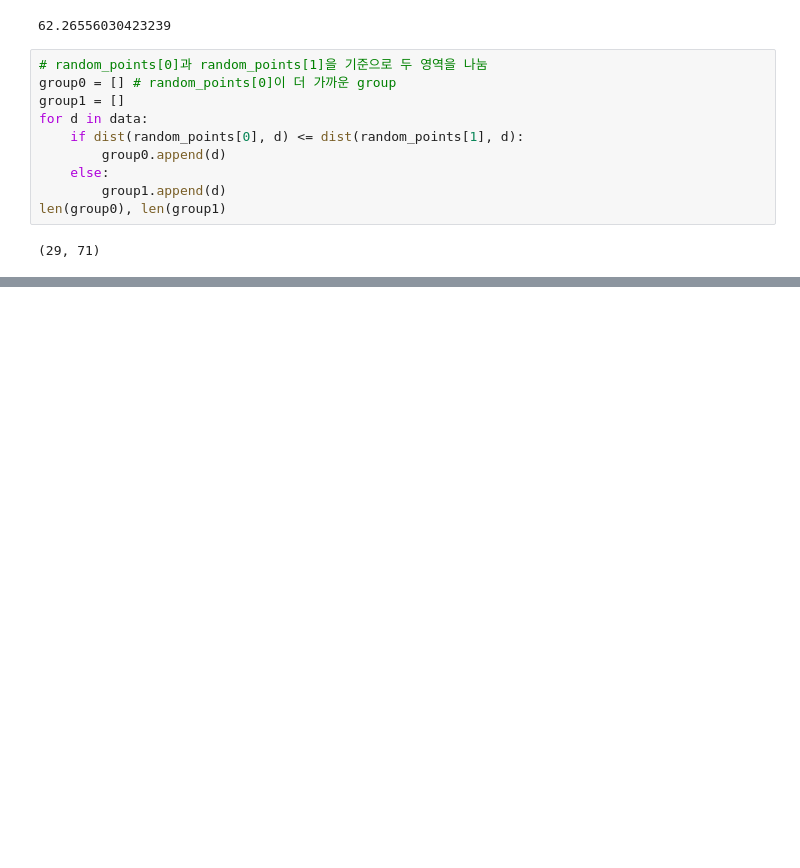
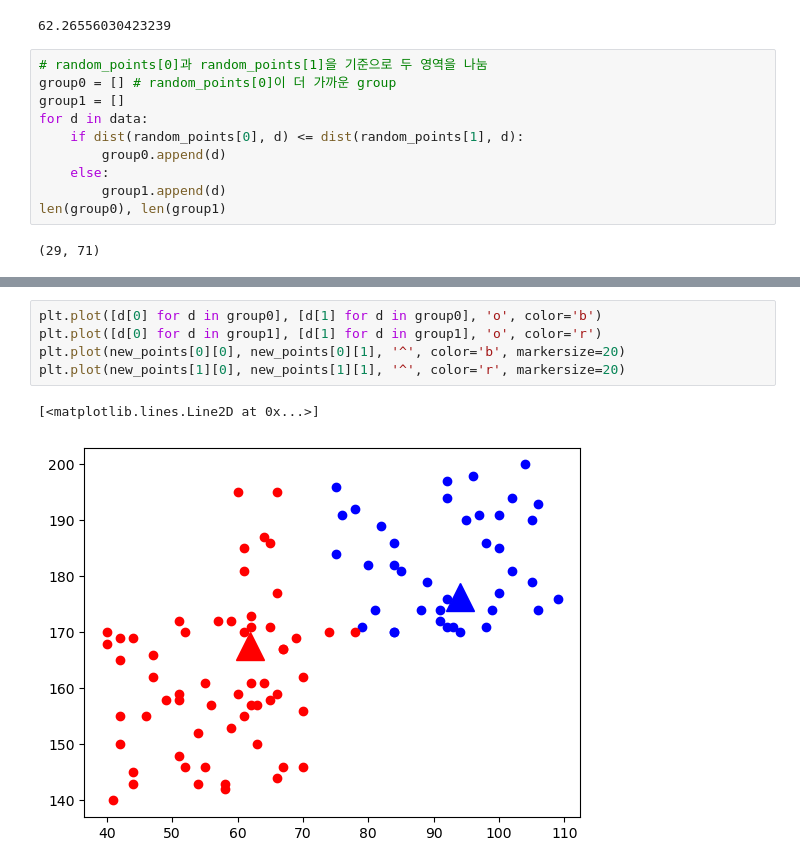
Before and after one commit to yisy0703/ai, a Jupyter notebook: source/08_DeepLearning/05_군집분석.ipynb, the cells around one changed output, grey strips where cells are left out. Drawn from its saved outputs; the diff is of its cells as text; blank space fills up the shorter version.

```diff
--- a/source/08_DeepLearning/05_군집분석.ipynb
+++ b/source/08_DeepLearning/05_군집분석.ipynb
@@ -98,0 +147,8 @@ len(group0), len(group1)
+# %%
+plt.plot([d[0] for d in group0], [d[1] for d in group0], 'o', color='b')
+plt.plot([d[0] for d in group1], [d[1] for d in group1], 'o', color='r')
+plt.plot(new_points[0][0], new_points[0][1], '^', color='b', markersize=20)
+plt.plot(new_points[1][0], new_points[1][1], '^', color='r', markersize=20)
+# %% [output]
+[<matplotlib.lines.Line2D at 0x...>]
+[figure, added]
```
Also changed, not shown: parts of 7 cells of this notebook.
